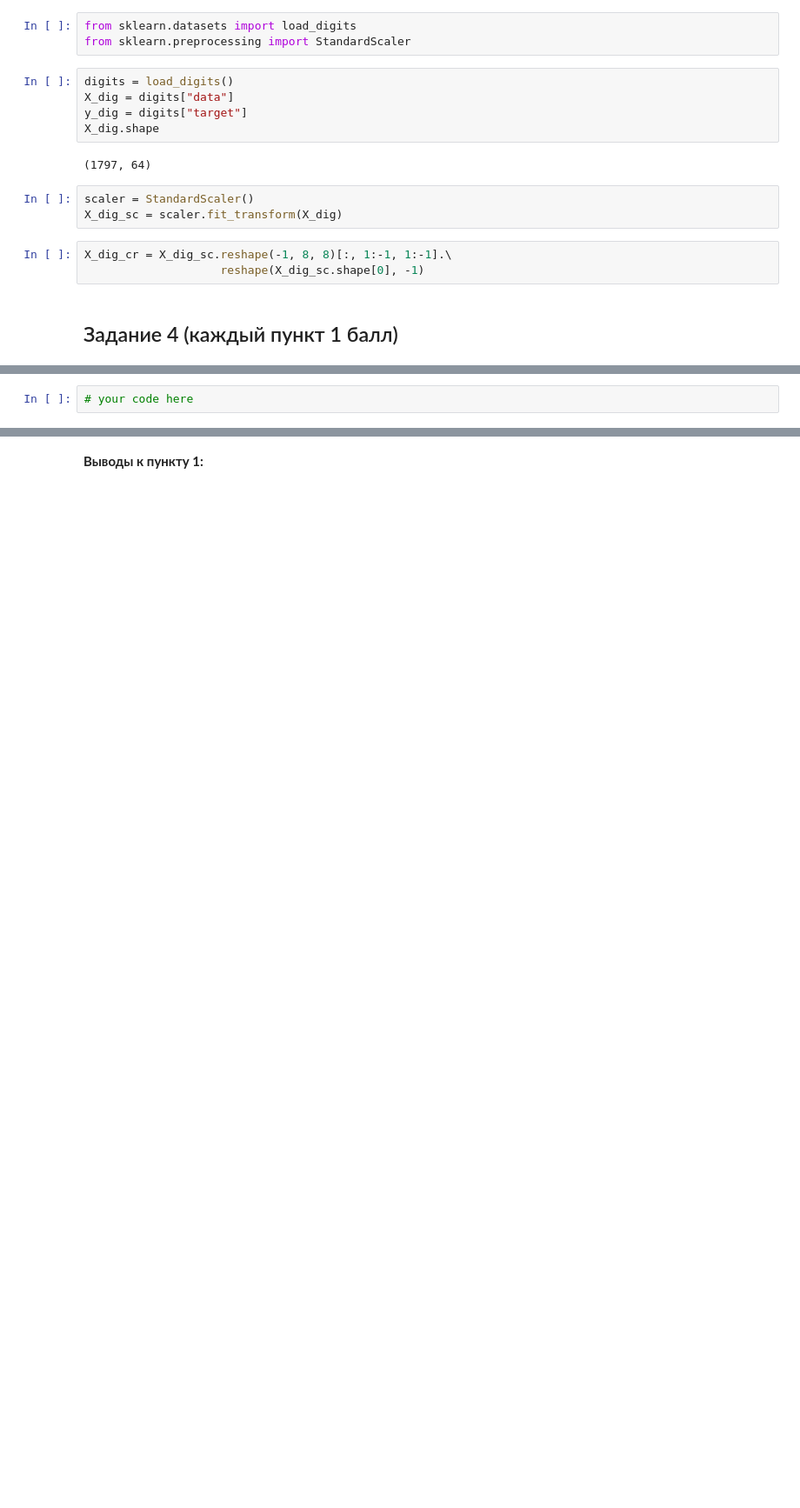
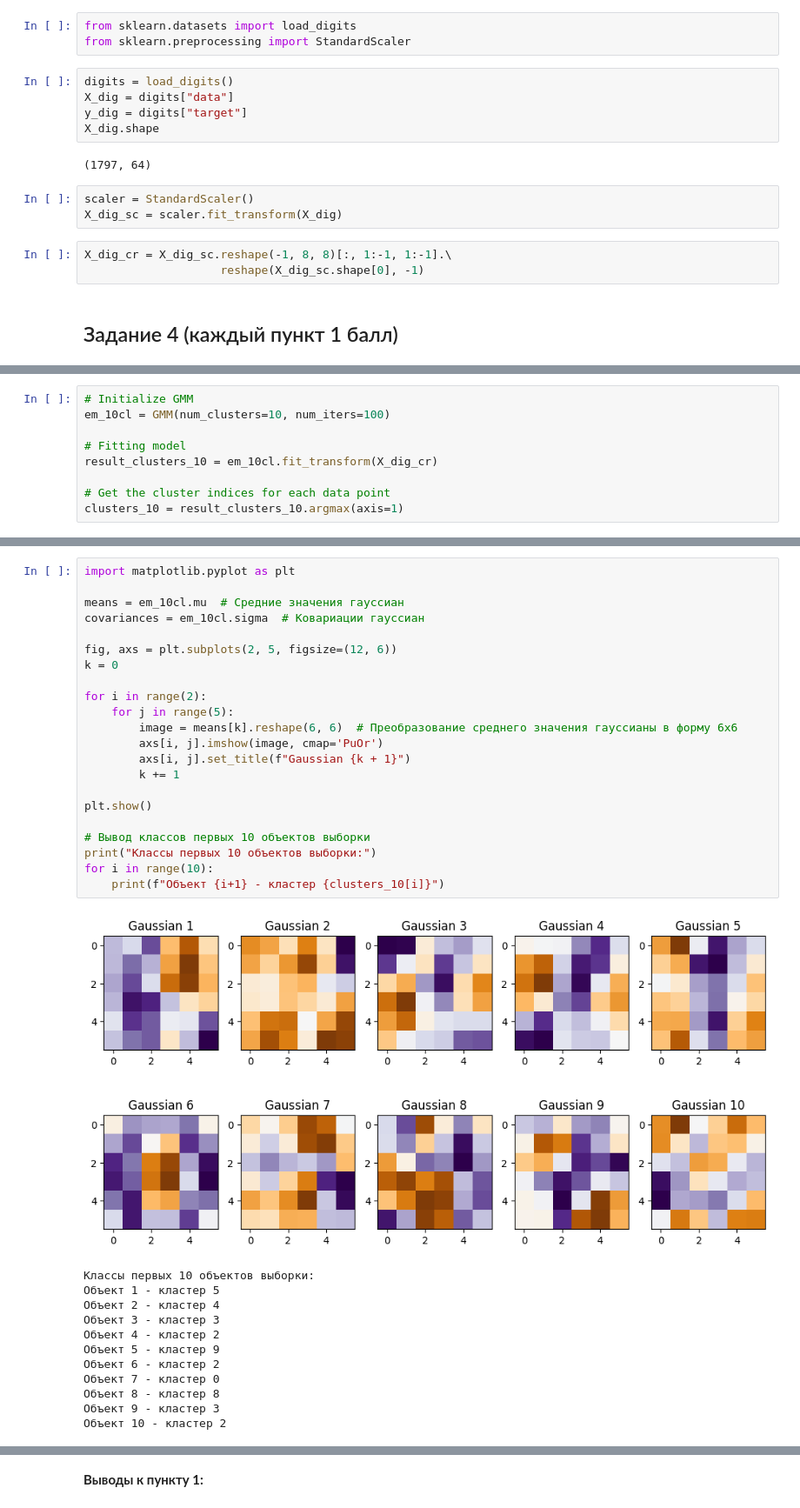
Before and after one commit to MikhailPotter/Bias-methods-in-machine-learning, a Jupyter notebook: hw1_EM (solution).ipynb, the cells around one changed output, grey strips where cells are left out. Shown: that part at 87% size. Cells and saved outputs as stored; diff of their text form; blank space fills up the shorter version.

```diff
--- a/hw1_EM (solution).ipynb
+++ b/hw1_EM (solution).ipynb
@@ -261 +284,10 @@ X_dig_cr = X_dig_sc.reshape(-1, 8, 8)[:, 1:-1, 1:-1].\
+# %%
+# Initialize GMM
+em_10cl = GMM(num_clusters=10, num_iters=100)
+
+# Fitting model
+result_clusters_10 = em_10cl.fit_transform(X_dig_cr)
+
+# Get the cluster indices for each data point
+clusters_10 = result_clusters_10.argmax(axis=1)
 # %% [markdown]
@@ -265,2 +295,35 @@ X_dig_cr = X_dig_sc.reshape(-1, 8, 8)[:, 1:-1, 1:-1].\
-# %%
-# your code here
+# %%
+import matplotlib.pyplot as plt
+
+means = em_10cl.mu  # Средние значения гауссиан
+covariances = em_10cl.sigma  # Ковариации гауссиан
+
+fig, axs = plt.subplots(2, 5, figsize=(12, 6))
+k = 0
+
+for i in range(2):
+    for j in range(5):
+        image = means[k].reshape(6, 6)  # Преобразование среднего значения гауссианы в форму 6x6
+        axs[i, j].imshow(image, cmap='PuOr')
+        axs[i, j].set_title(f"Gaussian {k + 1}")
+        k += 1
+
+plt.show()
+
+# Вывод классов первых 10 объектов выборки
+print("Классы первых 10 объектов выборки:")
+for i in range(10):
+    print(f"Объект {i+1} - кластер {clusters_10[i]}")
+# %% [output]
+[figure, added]
+Классы первых 10 объектов выборки:
+Объект 1 - кластер 5
+Объект 2 - кластер 4
+Объект 3 - кластер 3
+Объект 4 - кластер 2
+Объект 5 - кластер 9
+Объект 6 - кластер 2
+Объект 7 - кластер 0
+Объект 8 - кластер 8
+Объект 9 - кластер 3
+Объект 10 - кластер 2
```
Also changed, not shown: parts of 21 cells of this notebook.
